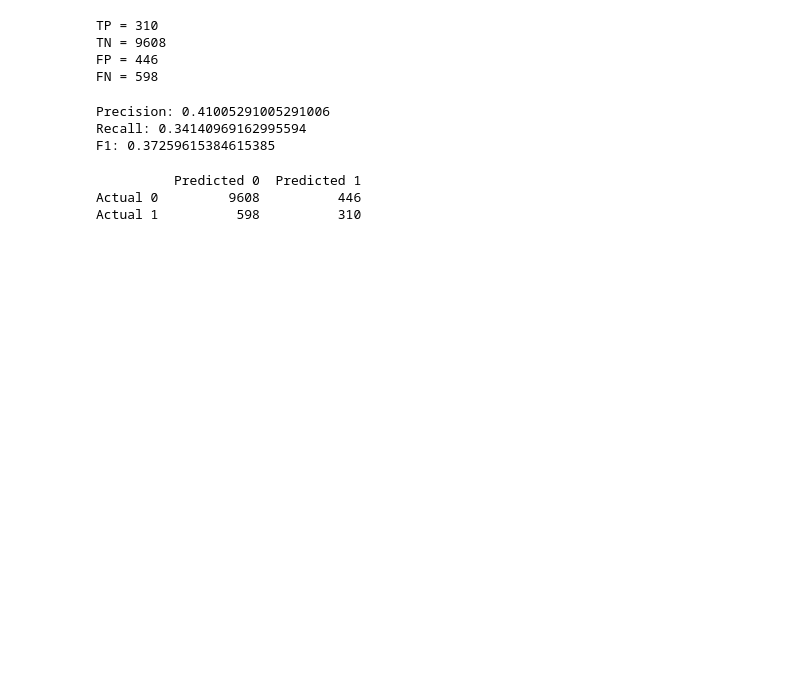
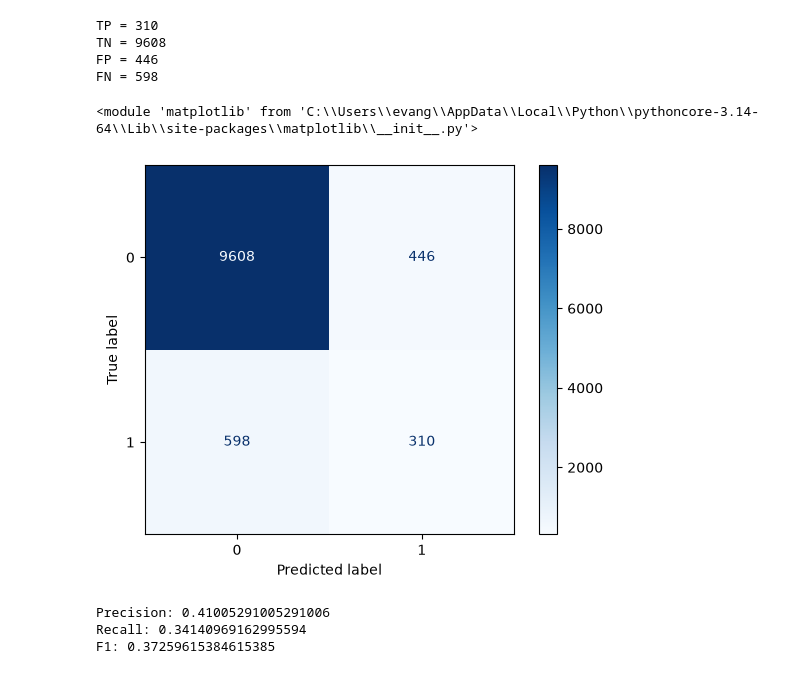
Before and after one commit to evangelionxyz/Tubes-AI, a Jupyter notebook: main.ipynb, the cells around one changed output. Drawn from its saved outputs; the diff is of its cells as text; code cells hidden in the pictures; blank space fills up the shorter version.

```diff
--- a/main.ipynb
+++ b/main.ipynb
@@ -269,30 +269,29 @@ TP = 310
 TN = 9608
 FP = 446
 FN = 598
-# %%
-precision = tp / (tp + fp)
-recall = tp / (tp + fn)
-f1 = 2 * precision * recall / (precision + recall)
-
-print("Precision:", precision)
-print("Recall:", recall)
-print("F1:", f1)
-# %% [output]
-Precision: 0.41005291005291006
-Recall: 0.34140969162995594
-F1: 0.37259615384615385
 # %%
 import matplotlib as plt
 from sklearn.metrics import ConfusionMatrixDisplay
 
 disp = ConfusionMatrixDisplay(
     confusion_matrix=cm,
     display_labels=[0, 1]
 )
 
 disp.plot(cmap="Blues")
-plt.show()
+plt
 # %% [output]
-          Predicted 0  Predicted 1
-Actual 0         9608          446
-Actual 1          598          310
+<module 'matplotlib' from 'C:\\Users\\evang\\AppData\\Local\\Python\\pythoncore-3.14-64\\Lib\\site-packages\\matplotlib\\__init__.py'>
+[figure, added]
+# %%
+precision = tp / (tp + fp)
+recall = tp / (tp + fn)
+f1 = 2 * precision * recall / (precision + recall)
+
+print("Precision:", precision)
+print("Recall:", recall)
+print("F1:", f1)
+# %% [output]
+Precision: 0.41005291005291006
+Recall: 0.34140969162995594
+F1: 0.37259615384615385
```
